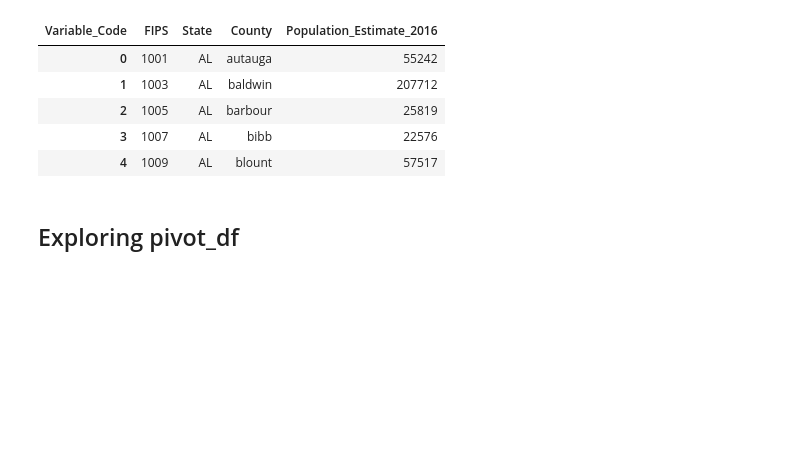
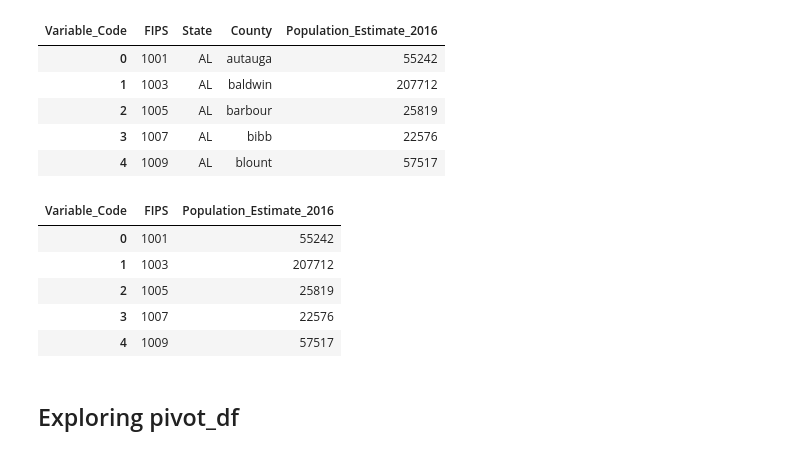
Before and after one commit to gabbycjames/DataScience_Capstone, a Jupyter notebook: DataWrangling2.ipynb, the cells around one changed output. Cells and saved outputs as stored; diff of their text form; code cells hidden in the pictures; blank space fills up the shorter version.

```diff
--- a/DataWrangling2.ipynb
+++ b/DataWrangling2.ipynb
@@ -190,6 +145,17 @@ See the caveats in the documentation: https://pandas.pydata.org/pandas-docs/stab
 | 2 | 1005 | AL | barbour | 25819 |
 | 3 | 1007 | AL | bibb | 22576 |
 | 4 | 1009 | AL | blount | 57517 |
+# %%
+counties = counties.drop(['State','County'], axis=1)
+# %%
+counties.head()
+# %% [output]
+| Variable_Code | FIPS | Population_Estimate_2016 |
+| 0 | 1001 | 55242 |
+| 1 | 1003 | 207712 |
+| 2 | 1005 | 25819 |
+| 3 | 1007 | 22576 |
+| 4 | 1009 | 57517 |
 # %% [markdown]
 ## Exploring pivot_df
 # %%
```
Also changed, not shown: parts of 18 cells of this notebook, 3 other files.
